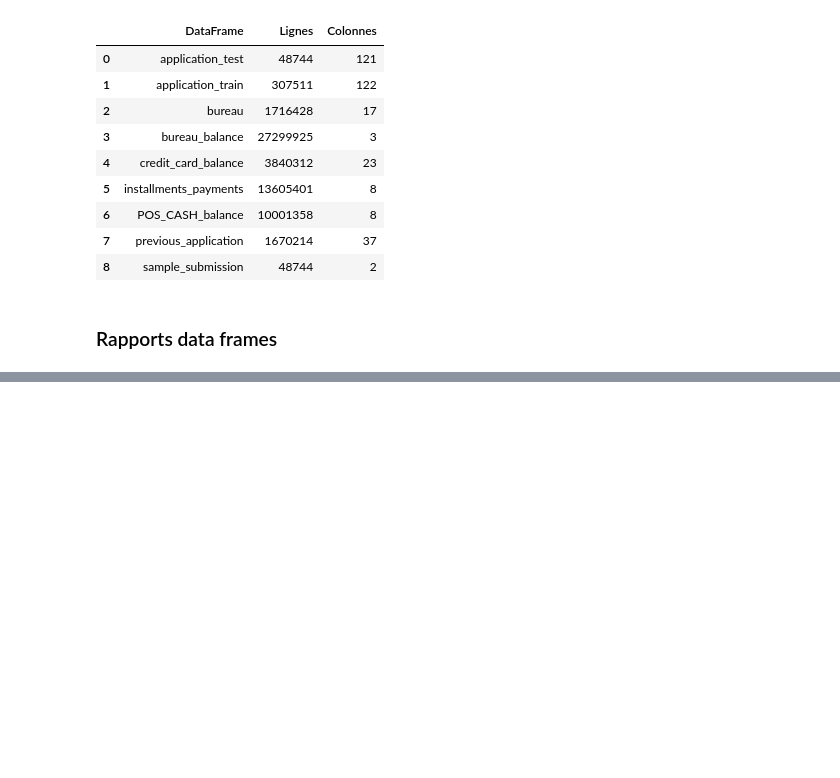
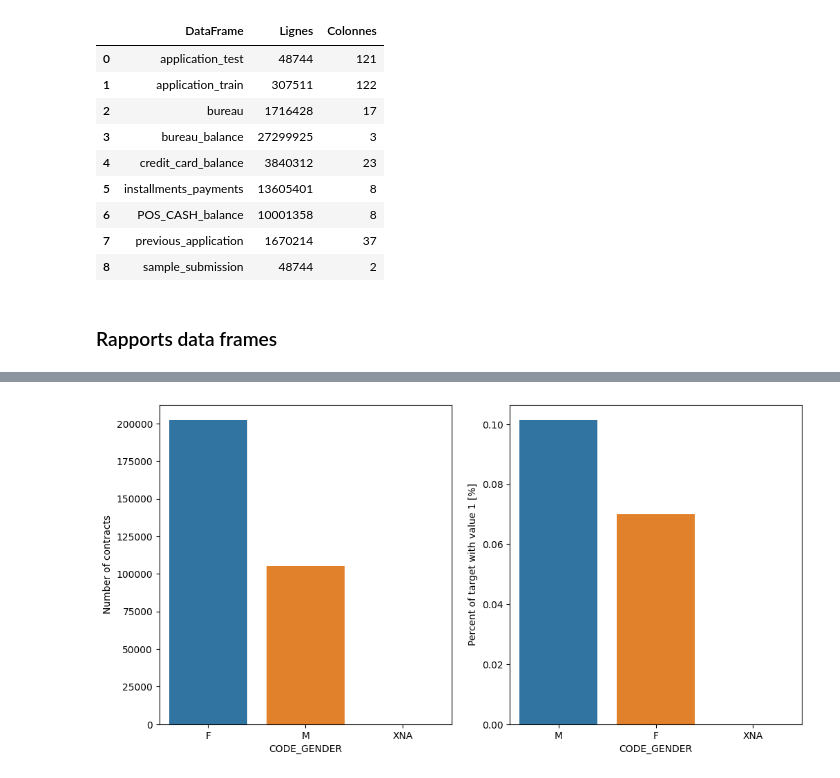
Before and after one commit to DaiTensa/projetscoring, a Jupyter notebook: notebook/01_EDA.ipynb, the cells around one changed output, grey strips where cells are left out. Saved outputs shown, nothing was run; the diff lists cells and outputs as text; code cells hidden in the pictures; blank space fills up the shorter version.

```diff
--- a/notebook/01_EDA.ipynb
+++ b/notebook/01_EDA.ipynb
@@ -293,0 +598,4 @@ numerical_columns
+# %%
+plot_stats('CODE_GENDER')
+# %% [output]
+[figure, added]
```
Also changed, not shown: parts of 41 cells of this notebook, 2 other files.
